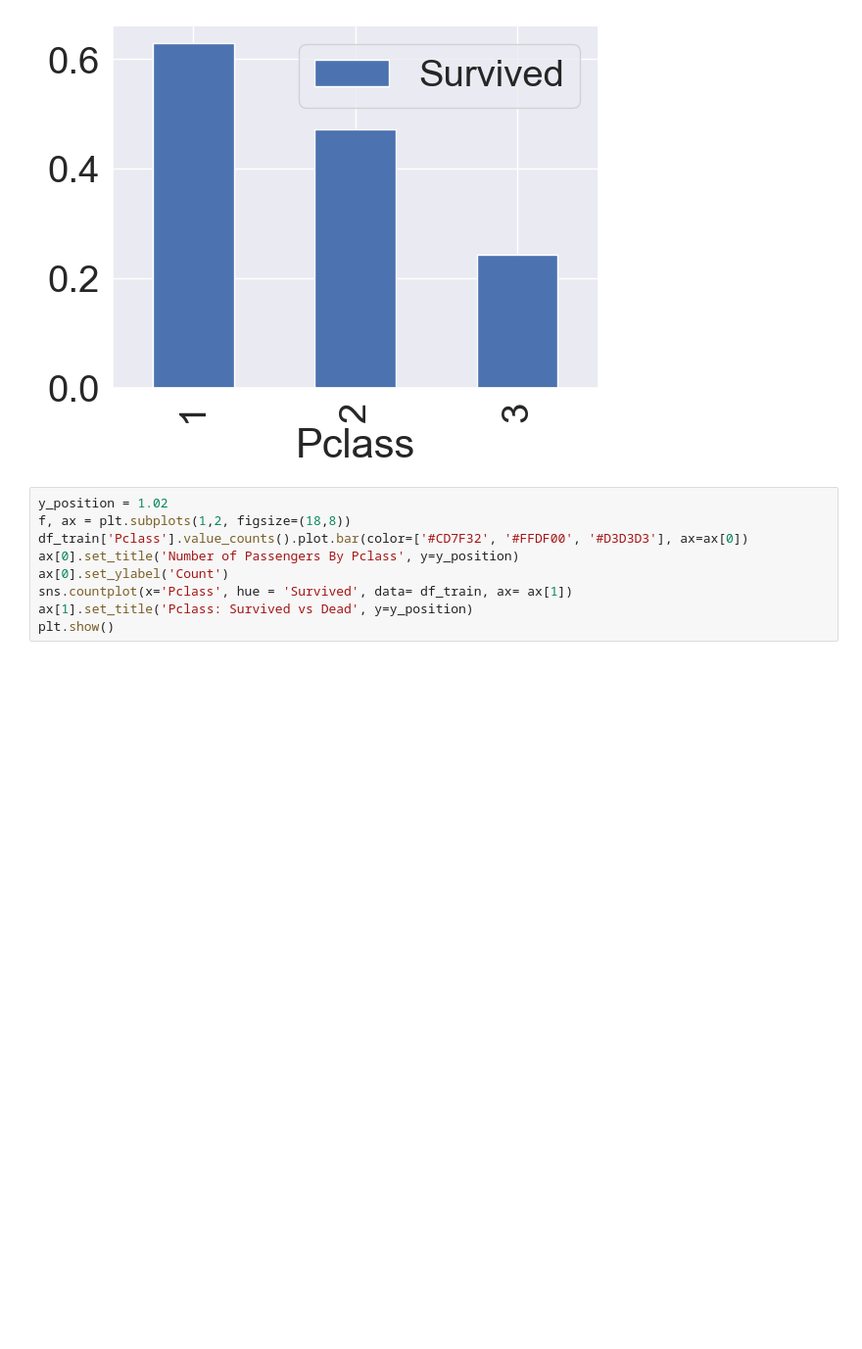
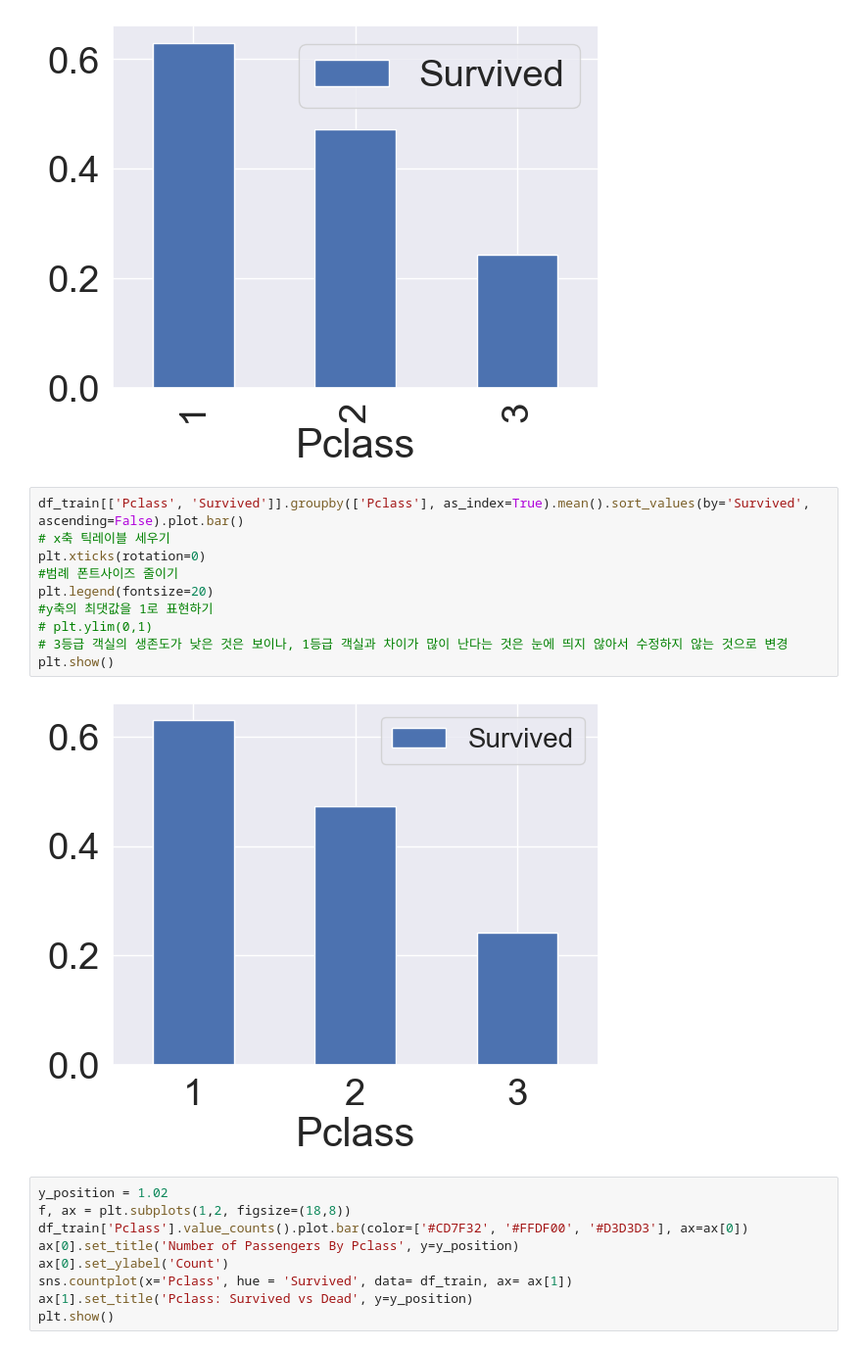
Before and after one commit to applesatang/Kaggle, a Jupyter notebook: 01_Titanic/Titanic_Study.ipynb, the cells around one changed output. Shown at 98% size. Cells and saved outputs as stored; diff of their text form; blank space fills up the shorter version.

```diff
--- a/01_Titanic/Titanic_Study.ipynb
+++ b/01_Titanic/Titanic_Study.ipynb
@@ -172,6 +214,18 @@ df_train[['Pclass', 'Survived']].groupby(['Pclass'], as_index=True).mean().sort_
 # %% [output]
 <Axes: xlabel='Pclass'>
 [figure]
+# %%
+df_train[['Pclass', 'Survived']].groupby(['Pclass'], as_index=True).mean().sort_values(by='Survived', ascending=False).plot.bar()
+# x축 틱레이블 세우기
+plt.xticks(rotation=0)
+#범례 폰트사이즈 줄이기
+plt.legend(fontsize=20)
+#y축의 최댓값을 1로 표현하기
+# plt.ylim(0,1)
+# 3등급 객실의 생존도가 낮은 것은 보이나, 1등급 객실과 차이가 많이 난다는 것은 눈에 띄지 않아서 수정하지 않는 것으로 변경
+plt.show()
+# %% [output]
+[figure, added]
 # %%
 y_position = 1.02
 f, ax = plt.subplots(1,2, figsize=(18,8))
```
Also changed, not shown: parts of 36 cells of this notebook.
